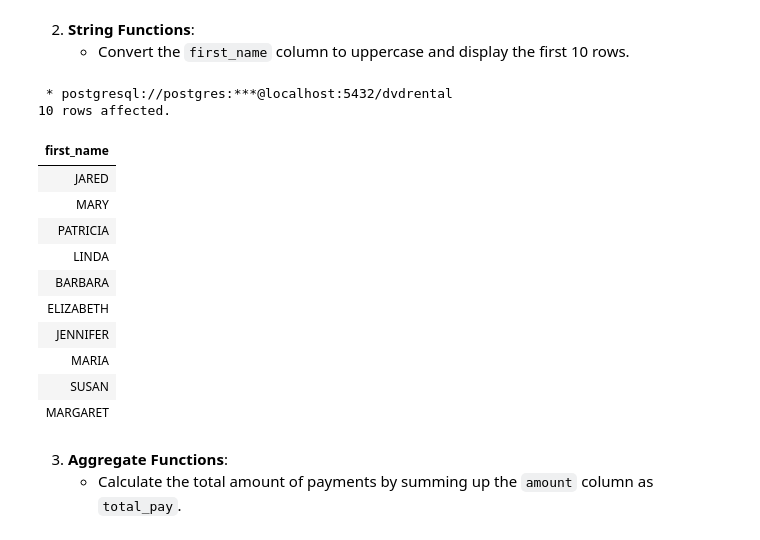
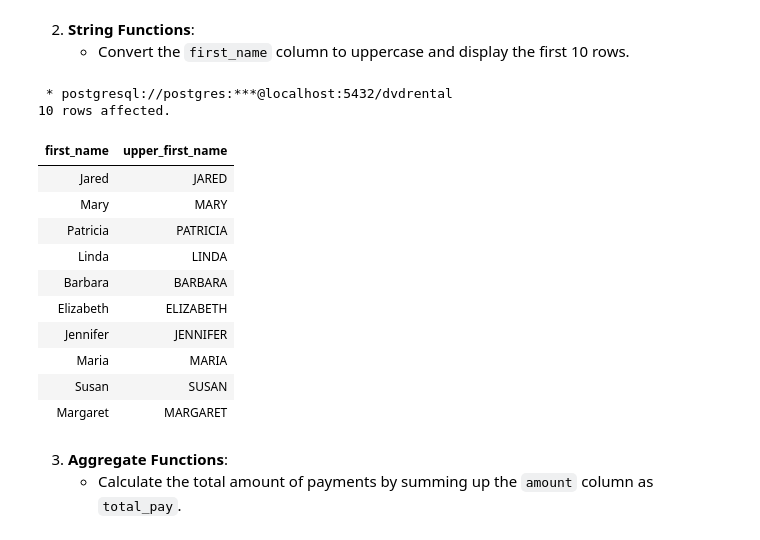
Before and after one commit to TRU-DASC/tru-dasc-5410-dasc5410_worksheet3-dasc5410_worksheet3-1, a Jupyter notebook: worksheet3.ipynb, the cells around one changed output. Saved outputs shown, nothing was run; the diff lists cells and outputs as text; code cells hidden in the pictures.

```diff
--- a/worksheet3.ipynb
+++ b/worksheet3.ipynb
@@ -399,23 +399,24 @@ FROM rental
 # %%
 %%sql
 SELECT
-   UPPER(first_name) as first_name
+   first_name,
+   UPPER(first_name) as upper_first_name
 FROM customer
 LIMIT 10
 # %% [output]
  * postgresql://postgres:***@localhost:5432/dvdrental
 10 rows affected.
-| first_name |
-| JARED |
-| MARY |
-| PATRICIA |
-| LINDA |
-| BARBARA |
-| ELIZABETH |
-| JENNIFER |
-| MARIA |
-| SUSAN |
-| MARGARET |
+| first_name | upper_first_name |
+| Jared | JARED |
+| Mary | MARY |
+| Patricia | PATRICIA |
+| Linda | LINDA |
+| Barbara | BARBARA |
+| Elizabeth | ELIZABETH |
+| Jennifer | JENNIFER |
+| Maria | MARIA |
+| Susan | SUSAN |
+| Margaret | MARGARET |
 # %% [markdown]
 
 3. **Aggregate Functions**:
```
Also changed, not shown: parts of 1 cell of this notebook.
